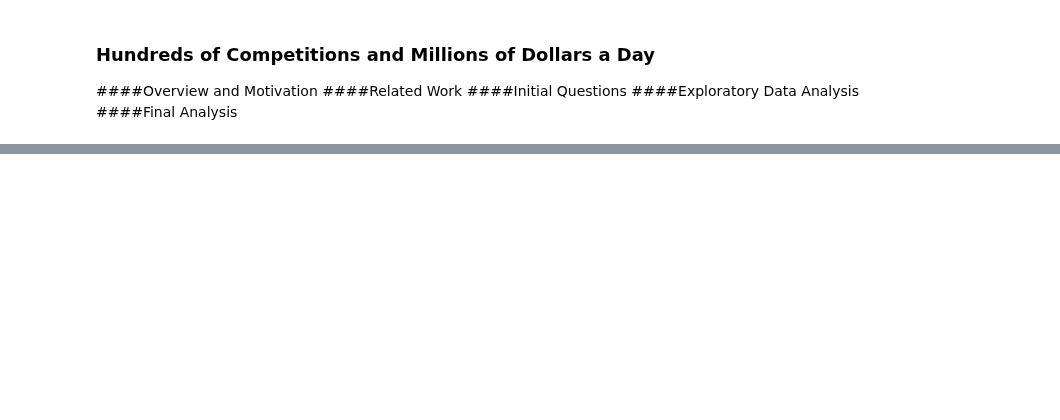
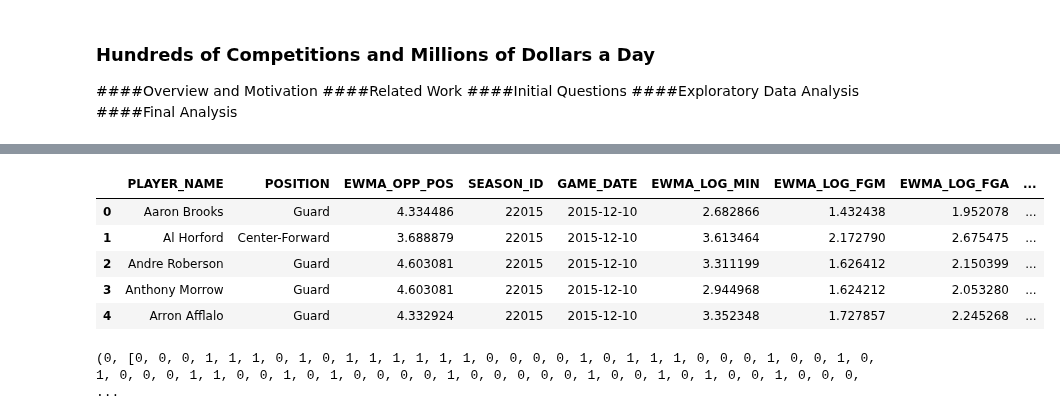
Before and after one commit to diciurcio-d/ShiftEnter, a Jupyter notebook: ShiftEnterFinal.ipynb, the cells around one changed output, grey strips where cells are left out. Cells and saved outputs as stored; diff of their text form; code cells hidden in the pictures; blank space fills up the shorter version.

```diff
--- a/ShiftEnterFinal.ipynb
+++ b/ShiftEnterFinal.ipynb
@@ -39,9 +39,9 @@ def season_subset(df, year_season_start, year_season_end = None):
     df_lt = df_gt[df_gt.GAME_DATE < datetime.date(year_season_end,9,1)]
     return df_lt.sort_values("GAME_DATE") if not df_lt.empty else None
 # %%
-post85df = pd.read_csv('./gamelogs/master_post86df.csv')
+post85df = pd.read_csv('./gamelogs/final_master.csv')
 post85df = post85df.drop('VIDEO_AVAILABLE',1)
-df85_15 = season_subset(post85df,1985,2015)
+df85_15 = season_subset(post85df,1985,2016)
 by_player = df85_15.groupby("PLAYER_NAME")
 MELOadvanceddf = pd.read_csv('./usage_stats/master_advanced.csv')
 # %%
@@ -98,4 +100,4 @@ elo_df['SHIT'] = elo_df['OPP_ELO'].map(lambda x: 1 if x < 1400 else 0)
 elo_df['OKAY'] = elo_df['OPP_ELO'].map(lambda x: 1 if 1400 <= x < 1600 else 0)
 elo_df['GOOD'] = elo_df['OPP_ELO'].map(lambda x: 1 if 1600 <= x < 1700 else 0)
 elo_df['GREAT'] = elo_df['OPP_ELO'].map(lambda x: 1 if 1700 <= x else 0)
-df85_15 = df85_15.merge(season_subset(elo_df,1985,2015))
+df85_15 = df85_15.merge(season_subset(elo_df,1985,2016))
@@ -421,8 +661,5 @@ get_top_ten(FAB_MELO[FAB_MELO.AGE == 26],weights,"Danny Green")
 # %%
-store_df2 = []
-for i in range(6):
-    store_df2.append(pd.read_csv('./DKSalaries/DKSalaries' + str(i) + '.csv'))
-salary_df = pd.concat(store_df,axis = 0)
+salary_df = pd.read_csv('./DKSalaries/DKSalaries11.csv')
 opt_players = list(set(salary_df.Name))
 sampled_salary = salary_df.groupby("Name").apply(lambda x: x.sample(n=1)).reset_index(drop = True)
 salary_dict = dict(zip(sampled_salary.Name, sampled_salary.Salary))
@@ -430 +687,27 @@ salary_dict
+# %%
+singleday = df85_15[[player in salary_dict.keys() for player in  df85_15.PLAYER_NAME]][df85_15.GAME_DATE == '2014-11-13']
+#singleday
+singleday['REAL_POSITION'] = singleday['POSITION'].map(lambda x: x.split("-")[0])
+singleday.sort_values('FANTASY_PTS', ascending = False)
+np.unique(singleday['REAL_POSITION'].values)
+#PG = singleday[singleday.POSITION == '']
+
+total_players = singleday['PLAYER_NAME'].values
+forwards = singleday[[pos in ["Forward"] for pos in singleday['POSITION'].values]]['PLAYER_NAME'].values
+guards = singleday[[pos in ["Guard"] for pos in singleday['POSITION'].values]]['PLAYER_NAME'].values
+centers = singleday[[pos in ["Center"] for pos in singleday['POSITION'].values]]['PLAYER_NAME'].values
+
+forward = list(np.random.choice(a=forwards,replace=False,size=3))
+guard = list(np.random.choice(a=guards,replace=False,size=3))
+center = list(np.random.choice(a=centers,replace=False,size=1))
+util = np.random.choice(a=list(set(total_players) - set(forward + guard + center)), replace = False, size = 1)
+# %%
+singleday.head()
+# %% [output]
+|  | PLAYER_NAME | POSITION | EWMA_OPP_POS | SEASON_ID | GAME_DATE | EWMA_LOG_MIN | EWMA_LOG_FGM | EWMA_LOG_FGA | ... |
+| 0 | Aaron Brooks | Guard | 4.334486 | 22015 | 2015-12-10 | 2.682866 | 1.432438 | 1.952078 | ... |
+| 1 | Al Horford | Center-Forward | 3.688879 | 22015 | 2015-12-10 | 3.613464 | 2.172790 | 2.675475 | ... |
+| 2 | Andre Roberson | Guard | 4.603081 | 22015 | 2015-12-10 | 3.311199 | 1.626412 | 2.150399 | ... |
+| 3 | Anthony Morrow | Guard | 4.603081 | 22015 | 2015-12-10 | 2.944968 | 1.624212 | 2.053280 | ... |
+| 4 | Arron Afflalo | Guard | 4.332924 | 22015 | 2015-12-10 | 3.352348 | 1.727857 | 2.245268 | ... |
 # %%
@@ -440,8 +723,8 @@ small_data = zip(gasalaries, gafantasypts, gaforwards, gaguards, gacenters)#,gau
 from pyeasyga import pyeasyga
 
 ga = pyeasyga.GeneticAlgorithm(small_data)        # initialise the GA with data
-ga.population_size = 200000
-#ga.mutation_probability = 0.05
+ga.population_size = 100000
+ga.mutation_probability = 0.20
 #ga.generations = 25
 
 # define a fitness function
@@ -461,6 +744,8 @@ def fitness(individual, data):
 ga.fitness_function = fitness               # set the GA's fitness function
 ga.run()                                    # run the GA
 print ga.best_individual()                  # print the GA's best solution
+# %% [output]
+(0, [0, 0, 0, 1, 1, 1, 0, 1, 0, 1, 1, 1, 1, 1, 1, 0, 0, 0, 0, 1, 0, 1, 1, 1, 0, 0, 0, 1, 0, 0, 1, 0, 1, 0, 0, 0, 1, 1, 0, 0, 1, 0, 1, 0, 0, 0, 0, 1, 0, 0, 0, 0, 0, 1, 0, 0, 1, 0, 1, 0, 0, 1, 0, 0, 0,  ...
 # %%
 _,mask = ga.best_individual()
 mask = np.array(mask) == 1
```
Also changed, not shown: parts of 61 cells of this notebook.
